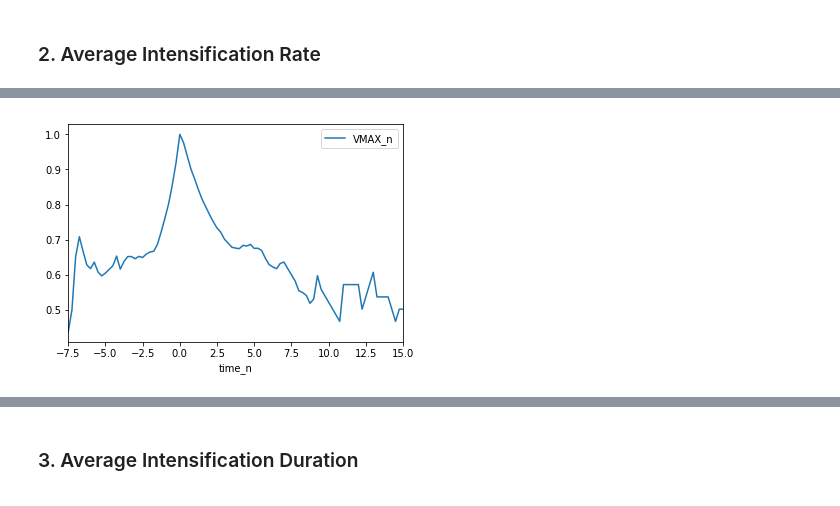
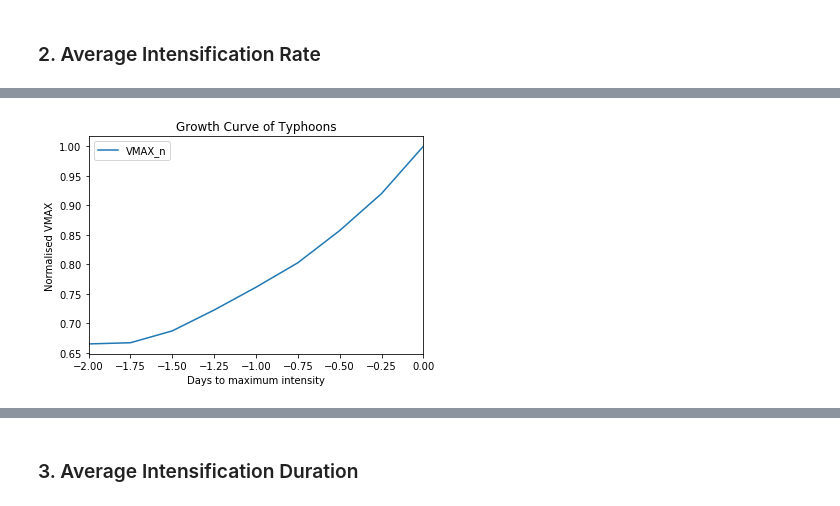
Before and after one commit to ngcaden/pacific_typhoon_model, a Jupyter notebook: correlation_exponential-model_intensification-metrics_JTWC.ipynb, the cells around one changed output, grey strips where cells are left out. Drawn from its saved outputs; the diff is of its cells as text; code cells hidden in the pictures.

```diff
--- a/correlation_exponential-model_intensification-metrics_JTWC.ipynb
+++ b/correlation_exponential-model_intensification-metrics_JTWC.ipynb
@@ -109,8 +116,11 @@ def growth_curve(data):
 # %%
 growth = dataset.groupby('CycNo').apply(growth_curve).reset_index()
 growth_average = growth.groupby('time_n')['VMAX_n'].mean().reset_index()
+
+growth_average[growth_average['time_n'].between(-2,0)].plot('time_n','VMAX_n')
+plt.title('Growth Curve of Typhoons')
+plt.ylabel('Normalised VMAX')
+plt.xlabel('Days to maximum intensity')
+plt.show()
+# %% [output]
+[figure, added]
-# %%
-growth_average.plot('time_n','VMAX_n')
-plt.show()
-# %% [output]
-[figure, removed]
```
Also changed, not shown: parts of 25 cells of this notebook, 6 other files.
